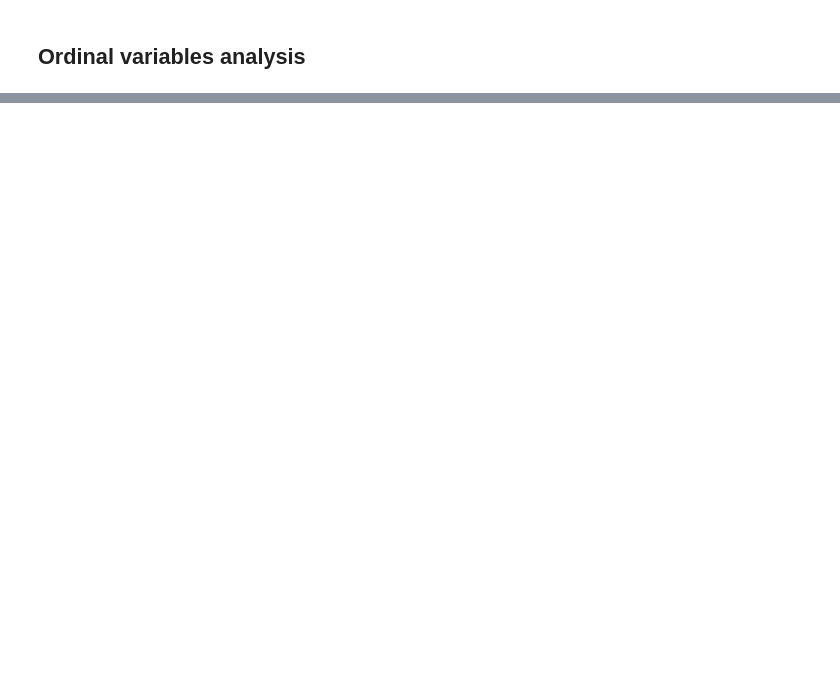
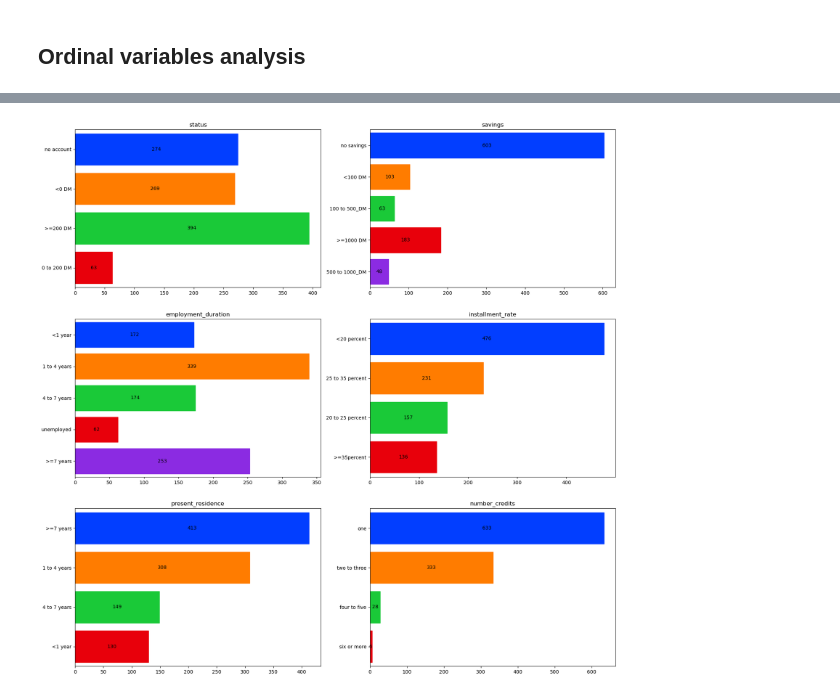
Before and after one commit to Grzesiesz/Credit-Risk-Prediction, a Jupyter notebook: south_german_credit/notebooks/EDA.ipynb, the cells around one changed output, grey strips where cells are left out. Saved outputs shown, nothing was run; the diff lists cells and outputs as text; code cells hidden in the pictures; blank space fills up the shorter version.

```diff
--- a/south_german_credit/notebooks/EDA.ipynb
+++ b/south_german_credit/notebooks/EDA.ipynb
@@ -274,0 +290,13 @@ ordinal = [
+# %%
+fig, axes = plt.subplots(3,2, figsize = (20,20))
+for ax, var in zip(axes.flat, ordinal):
+    c = sns.countplot(data = df_eda, y = var, ax = ax)
+    for patch, col in zip(c.patches, colors):
+        patch.set_color(col)
+    for container in c.containers:
+        c.bar_label(container, label_type = 'center')
+    ax.set_ylabel("")
+    ax.set_xlabel("")
+    ax.set_title(var)
+# %% [output]
+[figure, added]
```
Also changed, not shown: parts of 7 cells of this notebook.
